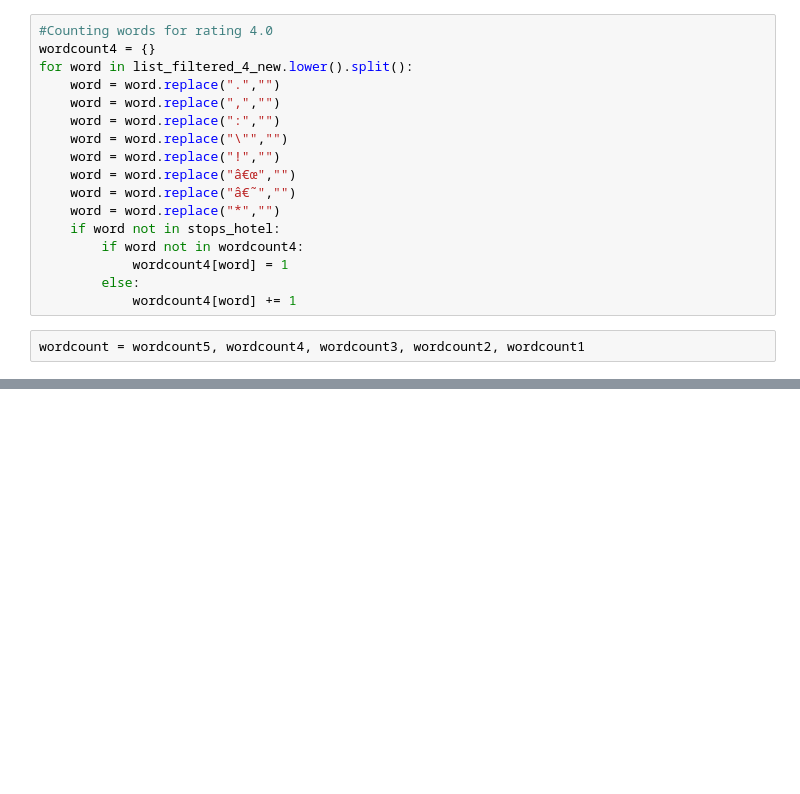
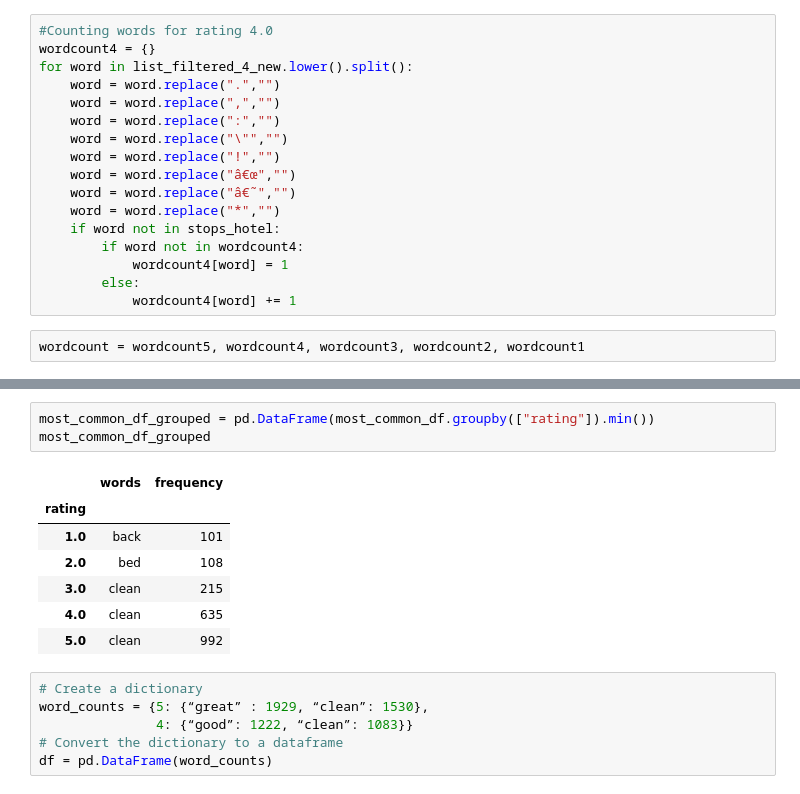
Before and after one commit to janelcv/Hotel_Rating_Analysis, a Jupyter notebook: Hotel_Ratings_Analysis-04.ipynb, the cells around one changed output, grey strips where cells are left out. Drawn from its saved outputs; the diff is of its cells as text; blank space fills up the shorter version.

```diff
--- a/Hotel_Ratings_Analysis-04.ipynb
+++ b/Hotel_Ratings_Analysis-04.ipynb
@@ -428,3 +478,20 @@ place :  101
+# %%
+most_common_df_grouped = pd.DataFrame(most_common_df.groupby(["rating"]).min())
+most_common_df_grouped
+# %% [output]
+|  | words | frequency |
+| rating |  |  |
+| 1.0 | back | 101 |
+| 2.0 | bed | 108 |
+| 3.0 | clean | 215 |
+| 4.0 | clean | 635 |
+| 5.0 | clean | 992 |
+# %%
+# Create a dictionary
+word_counts = {5: {“great” : 1929, “clean”: 1530},
+               4: {“good”: 1222, “clean”: 1083}}
+# Convert the dictionary to a dataframe
+df = pd.DataFrame(word_counts)
 # %%
 # Create a data frame of the most common words
 # Draw a bar chart
```
Also changed, not shown: parts of 8 cells of this notebook.
